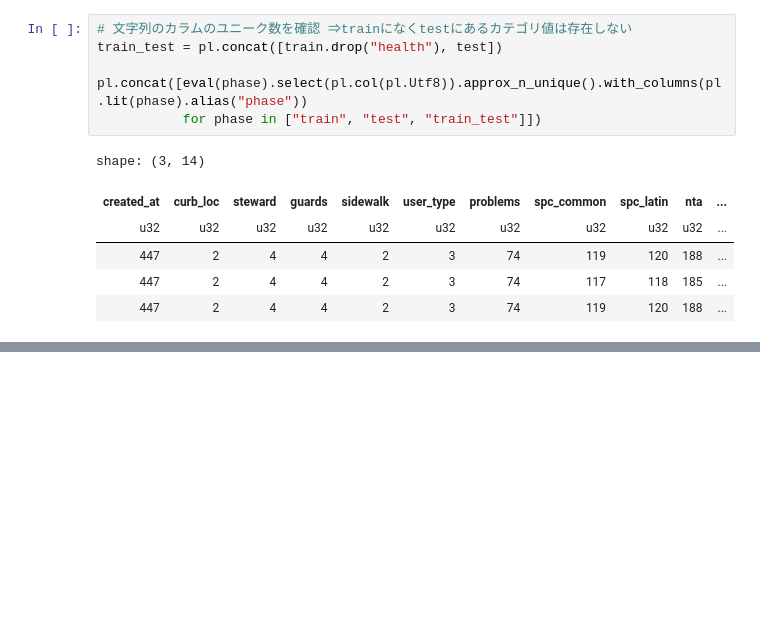
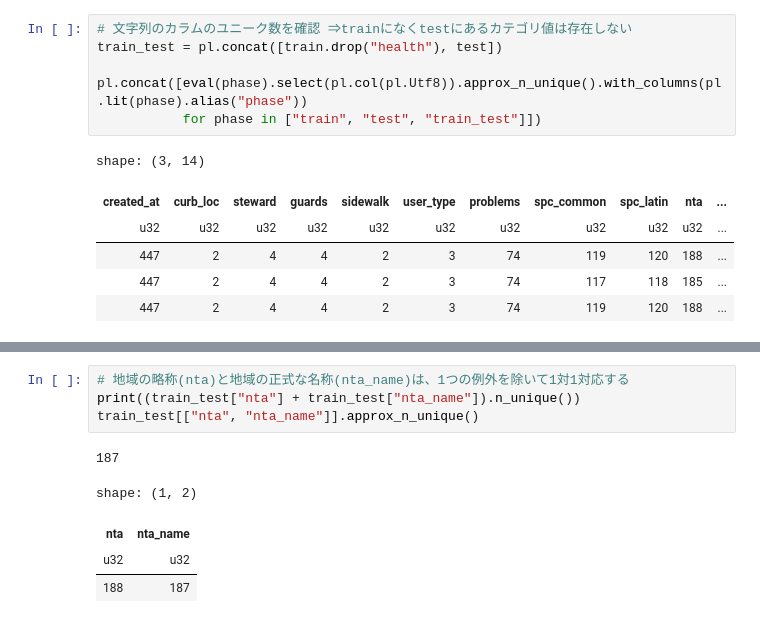
Before and after one commit to nkai8102/green, a Jupyter notebook: 00_eda.ipynb, the cells around one changed output, grey strips where cells are left out. Cells and saved outputs as stored; diff of their text form; blank space fills up the shorter version.

```diff
--- a/00_eda.ipynb
+++ b/00_eda.ipynb
@@ -21,0 +32,10 @@ shape: (3, 14)
+# %%
+# 地域の略称(nta)と地域の正式な名称(nta_name)は、1つの例外を除いて1対1対応する
+print((train_test["nta"] + train_test["nta_name"]).n_unique())
+train_test[["nta", "nta_name"]].approx_n_unique()
+# %% [output]
+187
+shape: (1, 2)
+| nta | nta_name |
+| u32 | u32 |
+| 188 | 187 |
```
Also changed, not shown: parts of 3 cells of this notebook, 3 other files.
